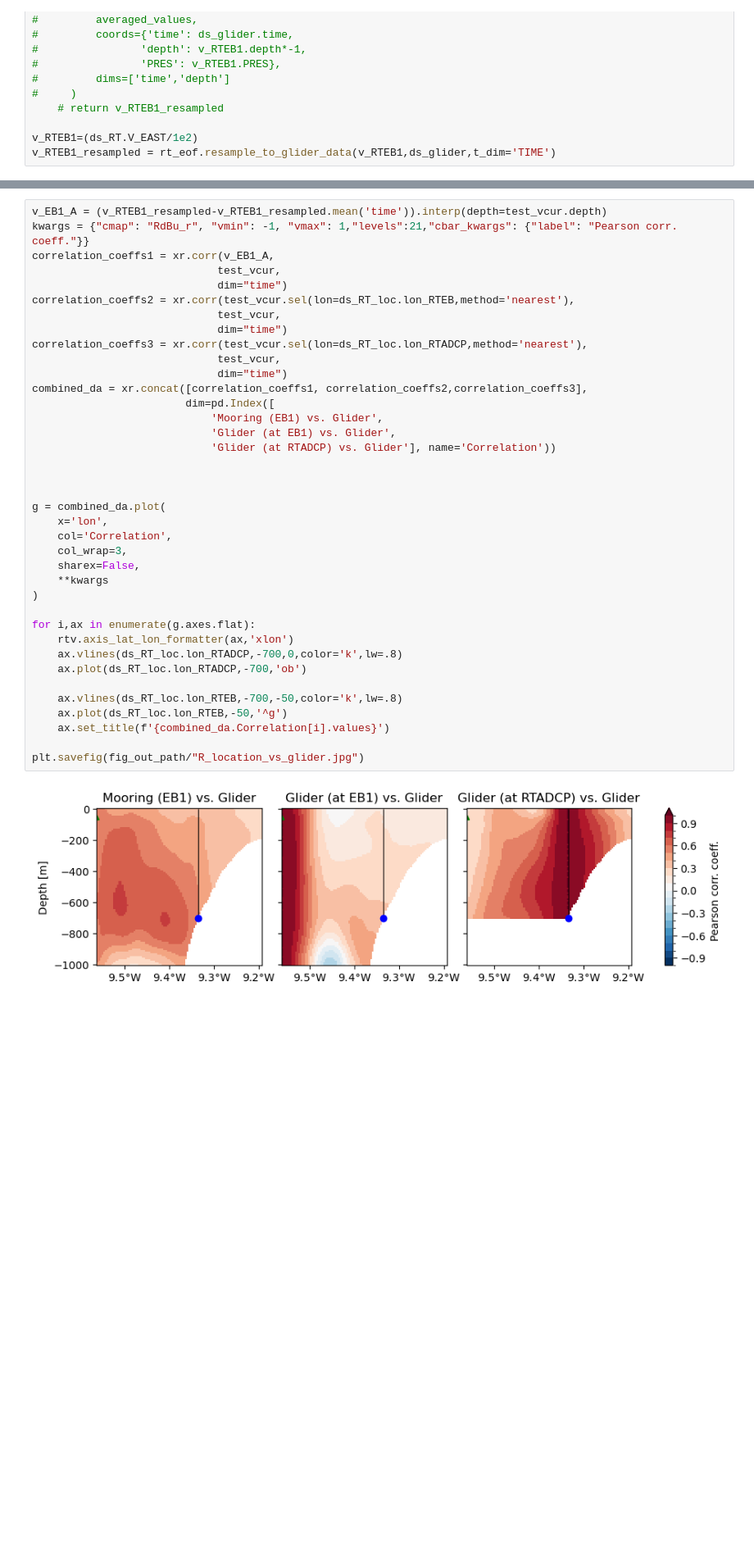
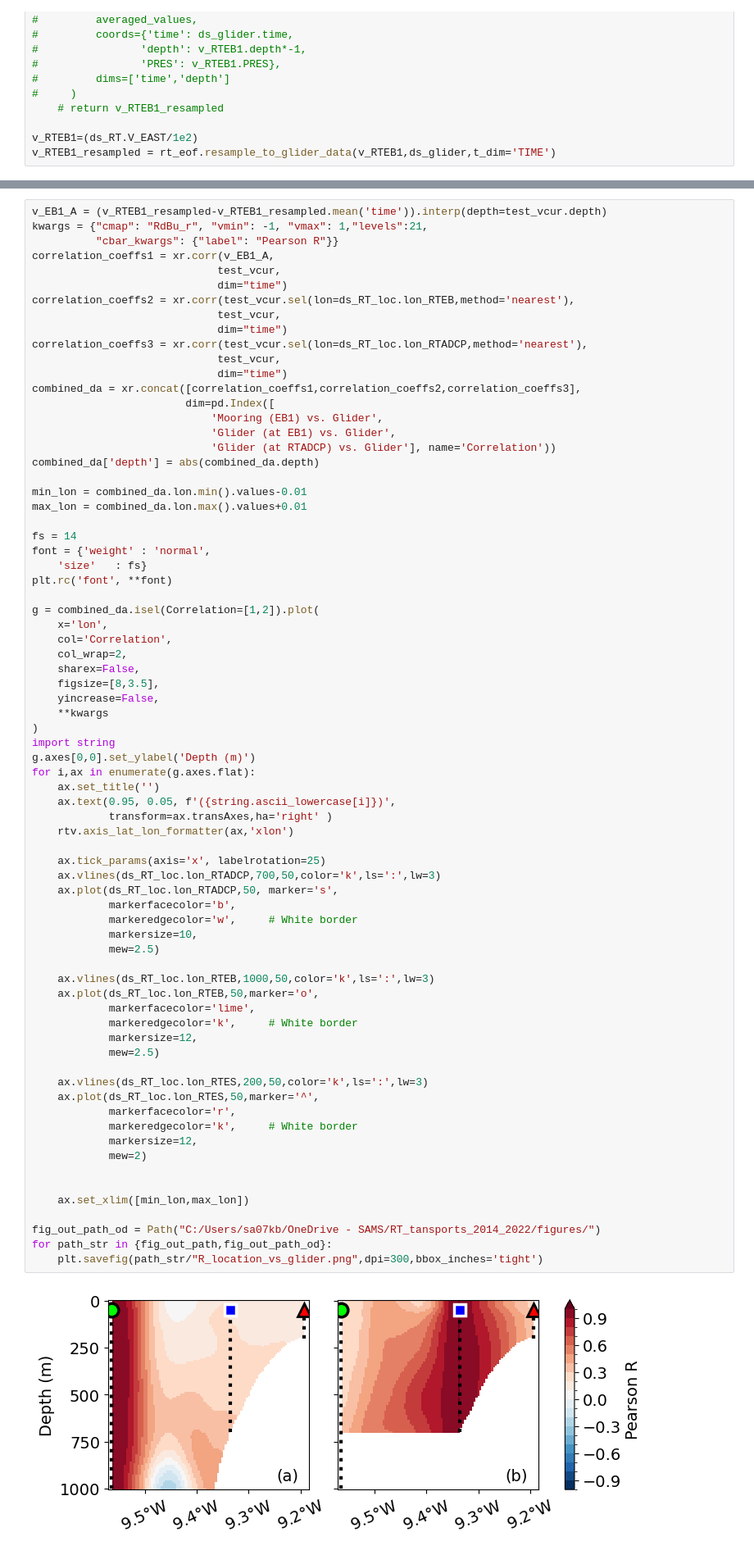
Before and after one commit to ScotMarPhys/Rockall_Trough_Transports, a Jupyter notebook: notebooks/2.3_compare_eof_tools.ipynb, the cells around one changed output, grey strips where cells are left out. Shown at 82% size. Saved outputs shown, nothing was run; the diff lists cells and outputs as text; blank space fills up the shorter version.

Commit message:
Figure edits

```diff
--- a/notebooks/2.3_compare_eof_tools.ipynb
+++ b/notebooks/2.3_compare_eof_tools.ipynb
@@ -500,44 +500,79 @@ ax = axs[2]
 [figure]
 # %%
 v_EB1_A = (v_RTEB1_resampled-v_RTEB1_resampled.mean('time')).interp(depth=test_vcur.depth)
-kwargs = {"cmap": "RdBu_r", "vmin": -1, "vmax": 1,"levels":21,"cbar_kwargs": {"label": "Pearson corr. coeff."}}
+kwargs = {"cmap": "RdBu_r", "vmin": -1, "vmax": 1,"levels":21,
+          "cbar_kwargs": {"label": "Pearson R"}}
 correlation_coeffs1 = xr.corr(v_EB1_A,
                              test_vcur,
                              dim="time")
 correlation_coeffs2 = xr.corr(test_vcur.sel(lon=ds_RT_loc.lon_RTEB,method='nearest'),
                              test_vcur,
                              dim="time")
 correlation_coeffs3 = xr.corr(test_vcur.sel(lon=ds_RT_loc.lon_RTADCP,method='nearest'),
                              test_vcur,
                              dim="time")
-combined_da = xr.concat([correlation_coeffs1, correlation_coeffs2,correlation_coeffs3],
+combined_da = xr.concat([correlation_coeffs1,correlation_coeffs2,correlation_coeffs3],
                         dim=pd.Index([
                             'Mooring (EB1) vs. Glider',
                             'Glider (at EB1) vs. Glider',
                             'Glider (at RTADCP) vs. Glider'], name='Correlation'))
+combined_da['depth'] = abs(combined_da.depth)
+
+min_lon = combined_da.lon.min().values-0.01
+max_lon = combined_da.lon.max().values+0.01
+
+fs = 14
+font = {'weight' : 'normal',
+    'size'   : fs}
+plt.rc('font', **font)
+
+g = combined_da.isel(Correlation=[1,2]).plot(
+    x='lon',
+    col='Correlation',
+    col_wrap=2,
+    sharex=False,
+    figsize=[8,3.5],
+    yincrease=False,
+    **kwargs
+)
+import string
+g.axes[0,0].set_ylabel('Depth (m)')
+for i,ax in enumerate(g.axes.flat):
+    ax.set_title('')
+    ax.text(0.95, 0.05, f'({string.ascii_lowercase[i]})',
+            transform=ax.transAxes,ha='right' )
+    rtv.axis_lat_lon_formatter(ax,'xlon')
+
+    ax.tick_params(axis='x', labelrotation=25)
+    ax.vlines(ds_RT_loc.lon_RTADCP,700,50,color='k',ls=':',lw=3)
+    ax.plot(ds_RT_loc.lon_RTADCP,50, marker='s',
+            markerfacecolor='b',
+            markeredgecolor='w',     # White border
+            markersize=10,
+            mew=2.5)
+
+    ax.vlines(ds_RT_loc.lon_RTEB,1000,50,color='k',ls=':',lw=3)
+    ax.plot(ds_RT_loc.lon_RTEB,50,marker='o',
+            markerfacecolor='lime',
+            markeredgecolor='k',     # White border
+            markersize=12,
+            mew=2.5)
+
+    ax.vlines(ds_RT_loc.lon_RTES,200,50,color='k',ls=':',lw=3)
+    ax.plot(ds_RT_loc.lon_RTES,50,marker='^',
+            markerfacecolor='r',
+            markeredgecolor='k',     # White border
+            markersize=12,
+            mew=2)
 
 
+    ax.set_xlim([min_lon,max_lon])
 
-g = combined_da.plot(
-    x='lon',
-    col='Correlation',
-    col_wrap=3,
-    sharex=False,
-    **kwargs
-)
-
-for i,ax in enumerate(g.axes.flat):
-    rtv.axis_lat_lon_formatter(ax,'xlon')
-    ax.vlines(ds_RT_loc.lon_RTADCP,-700,0,color='k',lw=.8)
-    ax.plot(ds_RT_loc.lon_RTADCP,-700,'ob')
-
-    ax.vlines(ds_RT_loc.lon_RTEB,-700,-50,color='k',lw=.8)
-    ax.plot(ds_RT_loc.lon_RTEB,-50,'^g')
-    ax.set_title(f'{combined_da.Correlation[i].values}')
-
-plt.savefig(fig_out_path/"R_location_vs_glider.jpg")
+fig_out_path_od = Path("C:/Users/sa07kb/OneDrive - SAMS/RT_tansports_2014_2022/figures/")
+for path_str in {fig_out_path,fig_out_path_od}:
+    plt.savefig(path_str/"R_location_vs_glider.png",dpi=300,bbox_inches='tight')
 # %% [output]
-[figure, old version]
+[figure, new version]
 # %%
 correlation_coeffs = xr.corr(pc1, v_EB1_A, dim="time")
 g= correlation_coeffs.plot(x='mode',**kwargs)
```
Also changed, not shown: parts of 8 cells of this notebook, 7 other files.
